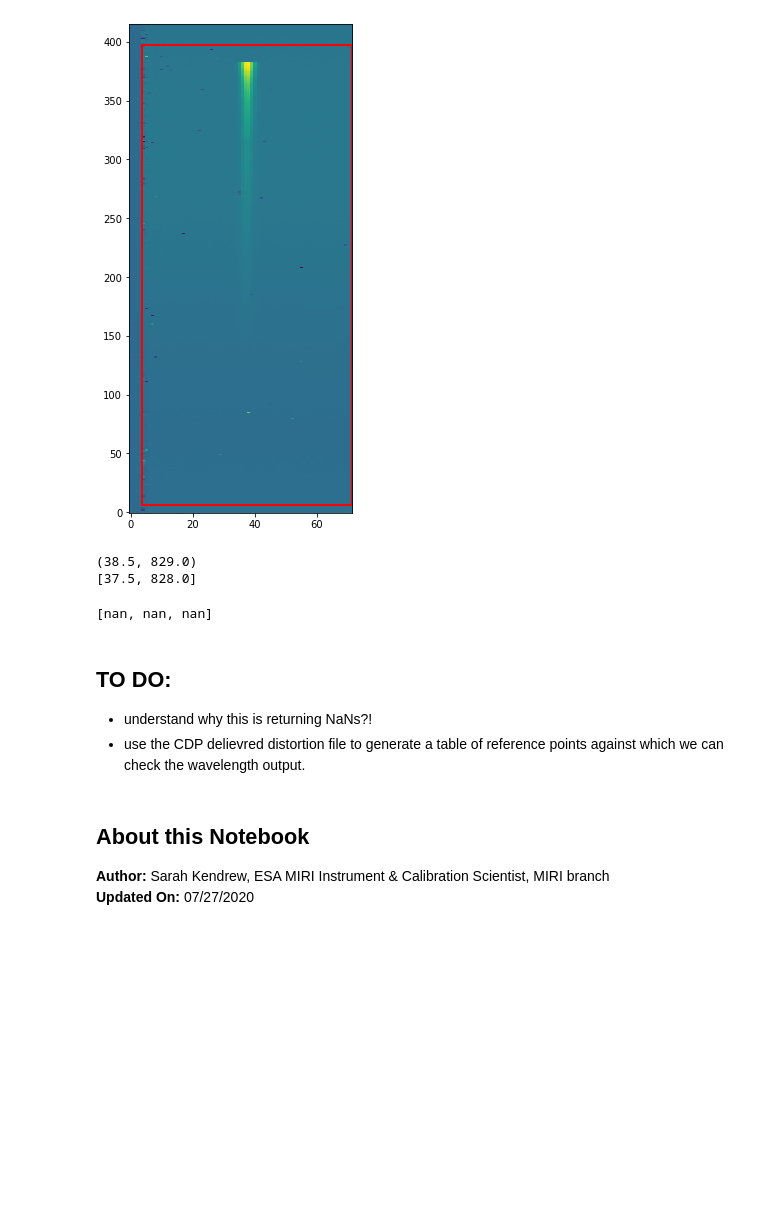
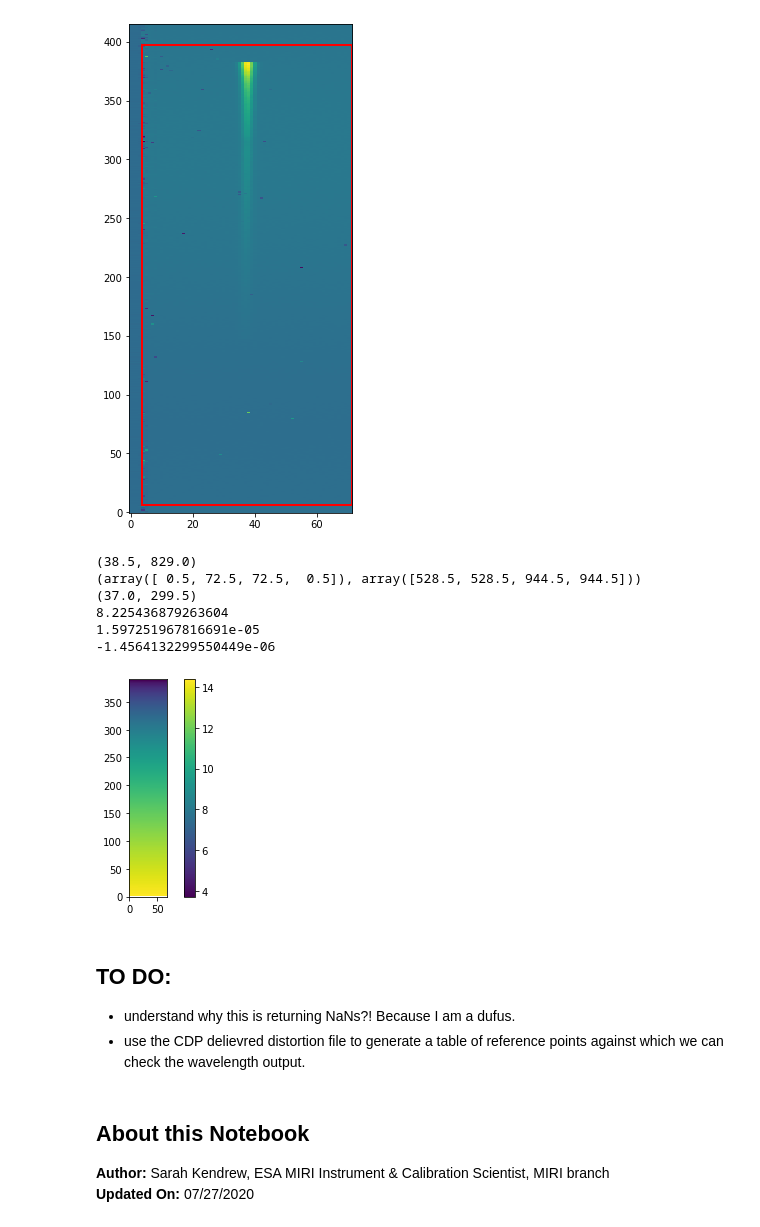
Before and after one commit to spacetelescope/jwst_validation_notebooks, a Jupyter notebook: jwst_validation_notebooks/assign_wcs/assign_wcs-miri-lrs-tso.ipynb, the cells around one changed output. Saved outputs shown, nothing was run; the diff lists cells and outputs as text; code cells hidden in the pictures; blank space fills up the shorter version.

```diff
--- a/jwst_validation_notebooks/assign_wcs/assign_wcs-miri-lrs-tso.ipynb
+++ b/jwst_validation_notebooks/assign_wcs/assign_wcs-miri-lrs-tso.ipynb
@@ -215,23 +215,37 @@ ax.add_patch(bbox)
 # %%
 # Check the positions and wavelengths of a few representative pixels
 siaf = Siaf('MIRI')
 ap = siaf['MIRIM_SLITLESSPRISM']
 refpx = ap.reference_point(to_frame='det')
+apcorners = ap.corners(to_frame='det')
 print(refpx)
+print(apcorners)
 
-testpx = [r-1. for r in refpx]
-print(testpx)
+refpx_sub = (refpx[0] - apcorners[0][0] - 1, refpx[1] - apcorners[1][0] - 1)
+print(refpx_sub)
 
-wcsmod.meta.wcs(37.5, 828.)
-#ra, dec, lam = wcsmod.meta.wcs(testpx[0], testpx[1])
+x,y = grid_from_bounding_box(wcsmod.meta.wcs.bounding_box)
+ra, dec, lam = wcsmod.meta.wcs(x, y)
+
+fig = plt.figure()
+plt.imshow(lam, origin='lower', interpolation='None')
+plt.colorbar()
+
+print(lam[int(refpx_sub[1]), int(refpx_sub[0])])
+print(ra[int(refpx_sub[1]), int(refpx_sub[0])])
+print(dec[int(refpx_sub[1]), int(refpx_sub[0])])
 # %% [output]
 (38.5, 829.0)
-[37.5, 828.0]
+(array([ 0.5, 72.5, 72.5,  0.5]), array([528.5, 528.5, 944.5, 944.5]))
+(37.0, 299.5)
+8.225436879263604
+1.597251967816691e-05
+-1.4564132299550449e-06
-[nan, nan, nan]
+[figure, added]
 # %% [markdown]
 ## TO DO:
 
-* understand why this is returning NaNs?!
+* understand why this is returning NaNs?! Because I am a dufus.
 * use the CDP delievred distortion file to generate a table of reference points against which we can check the wavelength output.
 # %% [markdown]
 <a id="about_ID"></a>
```
Also changed, not shown: parts of 4 cells of this notebook.
